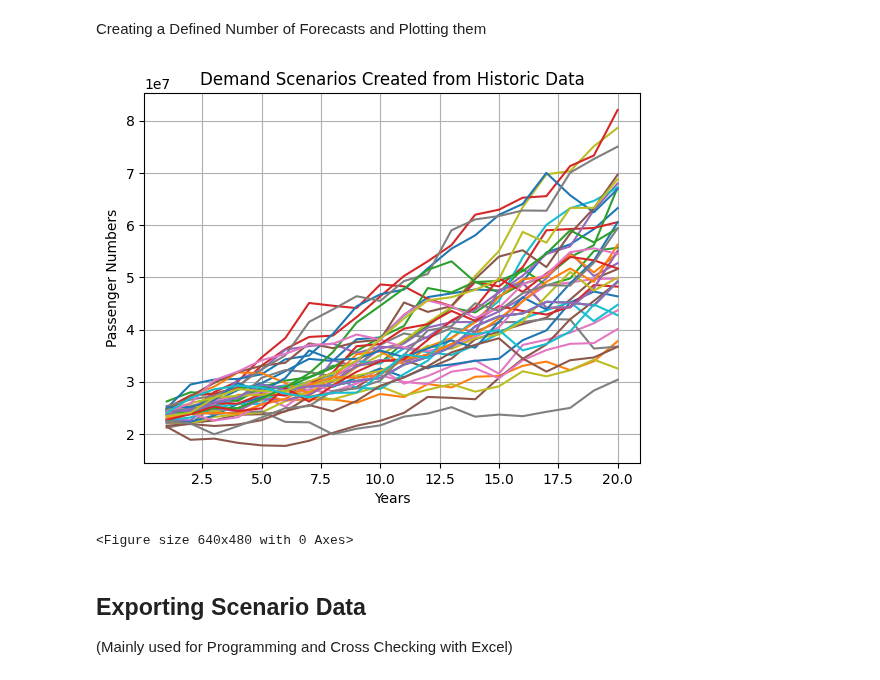
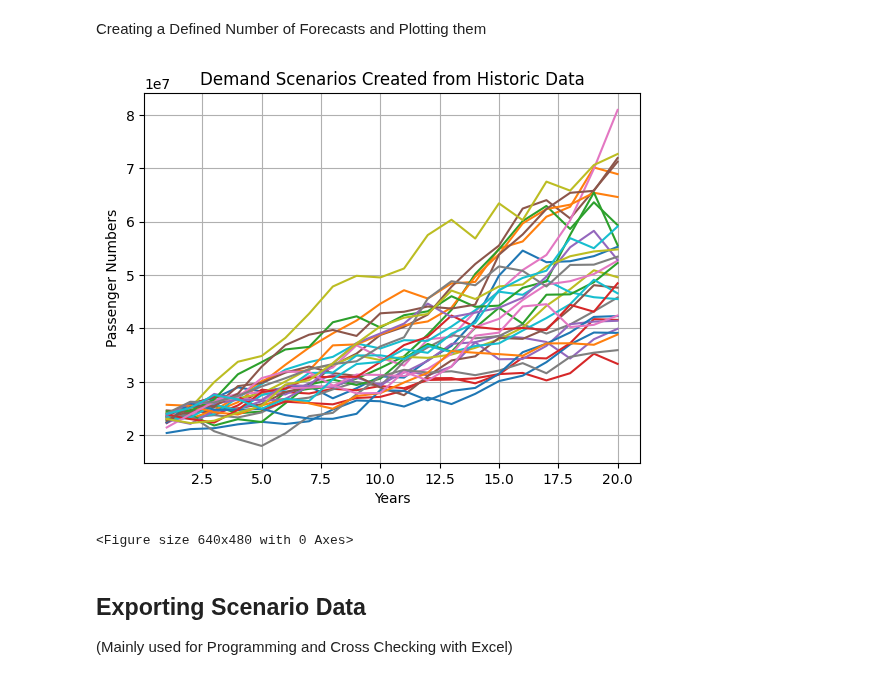
Before and after one commit to Oli767/VT1-Python-Files, a Jupyter notebook: VT1_with_Matrix_Import.ipynb, the cells around one changed output. Saved outputs shown, nothing was run; the diff lists cells and outputs as text; code cells hidden in the pictures.

```diff
--- a/VT1_with_Matrix_Import.ipynb
+++ b/VT1_with_Matrix_Import.ipynb
@@ -62,21 +61,28 @@ dt = 1
 # Time Horizon of Forecasts in Steptime
 Fth = 20
 # Number of Forecasts
-Forecasts = 100
+Forecasts = 100000
 # %% [markdown]
 Creating a Defined Number of Forecasts and Plotting them
 # %%
 # Calling the Scenario Creation Function
 Scenario = fn.Scenario_creation(mu, sigma, Dt0, dt, Fth, Forecasts)
 # Calling the Scenario Plotting Function
-fn.Scenario_plot(Scenario, Fth, True, "Demand Scenarios Created from Historic Data")
+fn.Scenario_plot(
+    Scenario,
+    Fth,
+    True,
+    "Demand Scenarios Created from Historic Data",
+    "Passenger Numbers",
+    30,
+)
 
 # Assinging the Scenario as Demand
 D = Scenario
 # Rounding the Demand in Millions for further Calculations
 D_rounded = np.ceil(D / 1000000)
 # %% [output]
-[figure, old version]
+[figure, new version]
 <Figure size 640x480 with 0 Axes>
 # %% [markdown]
 ## Exporting Scenario Data
```
Also changed, not shown: parts of 8 cells of this notebook.
